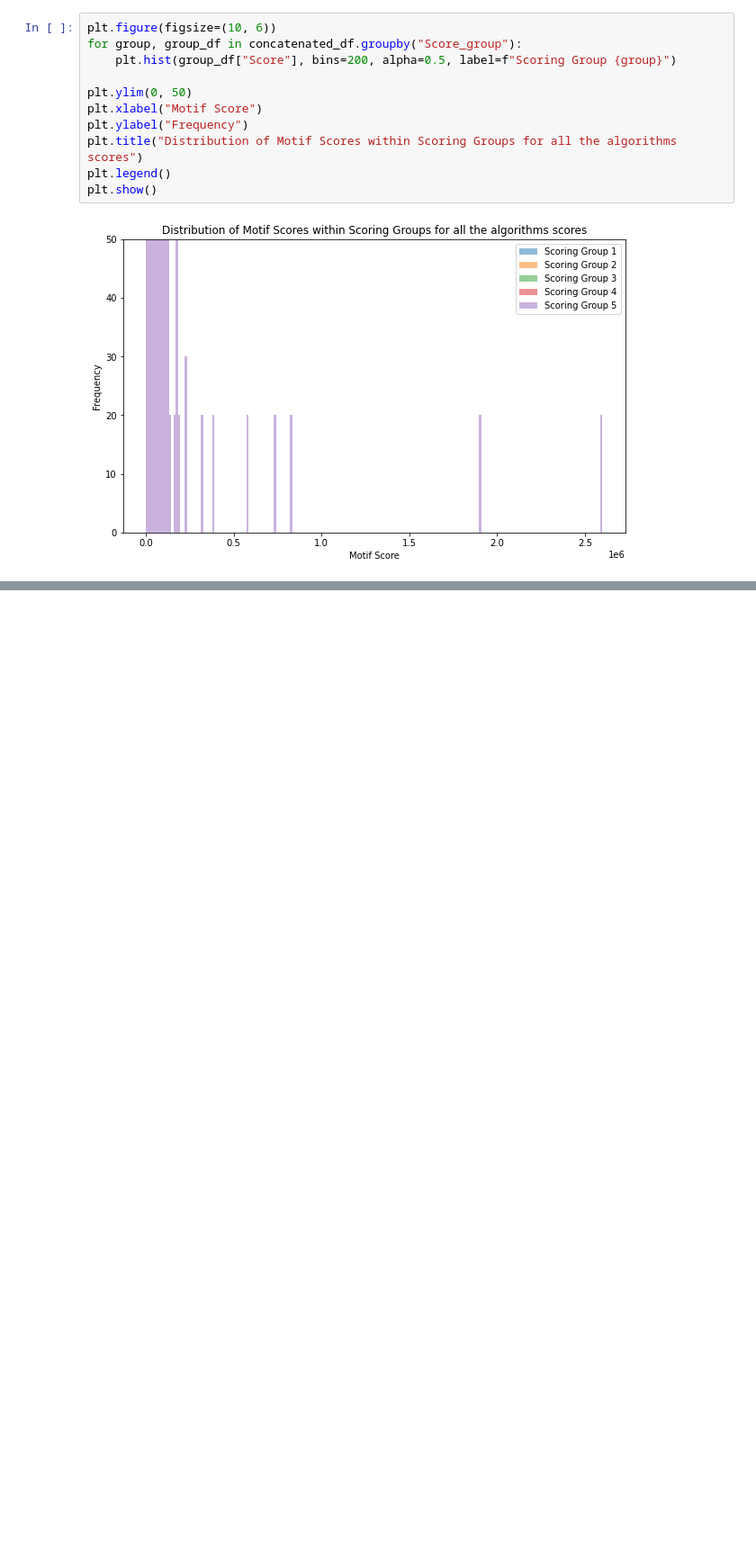
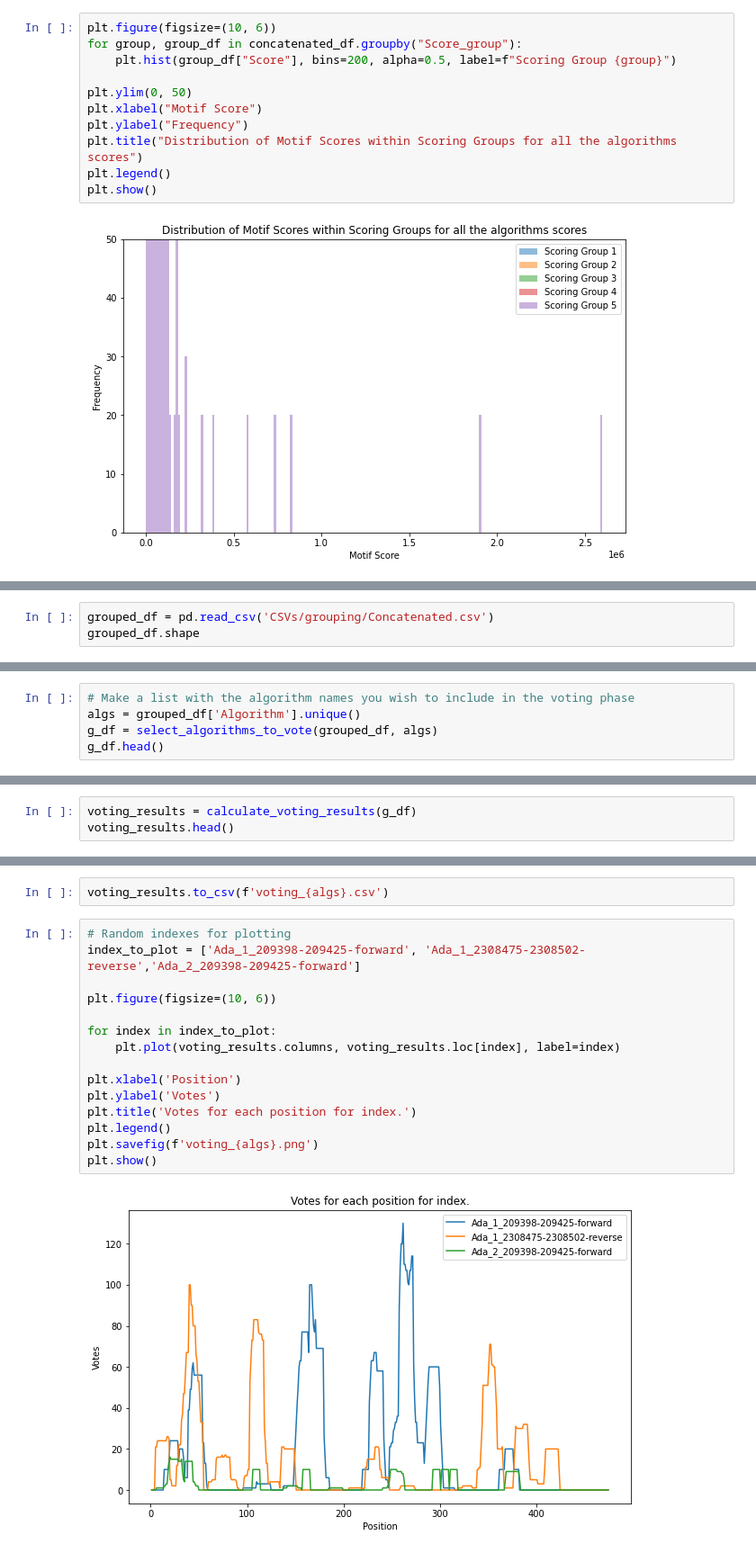
Before and after one commit to SpyrosAlvanakis/Molecular_Algorithms_project, a Jupyter notebook: Run_EMD_Pipeline.ipynb, the cells around one changed output, grey strips where cells are left out. Shown at 90% size. Cells and saved outputs as stored; diff of their text form; blank space fills up the shorter version.

Commit message:
Add voting smoothing and extraction in final pipeline

```diff
--- a/Run_EMD_Pipeline.ipynb
+++ b/Run_EMD_Pipeline.ipynb
@@ -198,0 +203,3 @@ plt.show()
+# %%
+grouped_df = pd.read_csv('CSVs/grouping/Concatenated.csv')
+grouped_df.shape
@@ -198,0 +214,5 @@ plt.show()
+# %%
+# Make a list with the algorithm names you wish to include in the voting phase
+algs = grouped_df['Algorithm'].unique()
+g_df = select_algorithms_to_vote(grouped_df, algs)
+g_df.head()
@@ -198,0 +223,3 @@ plt.show()
+# %%
+voting_results = calculate_voting_results(g_df)
+voting_results.head()
@@ -198,0 +235,19 @@ plt.show()
+# %%
+voting_results.to_csv(f'voting_{algs}.csv')
+# %%
+# Random indexes for plotting
+index_to_plot = ['Ada_1_209398-209425-forward', 'Ada_1_2308475-2308502-reverse','Ada_2_209398-209425-forward']
+
+plt.figure(figsize=(10, 6))
+
+for index in index_to_plot:
+    plt.plot(voting_results.columns, voting_results.loc[index], label=index)
+
+plt.xlabel('Position')
+plt.ylabel('Votes')
+plt.title('Votes for each position for index.')
+plt.legend()
+plt.savefig(f'voting_{algs}.png')
+plt.show()
+# %% [output]
+[figure, added]
```
Also changed, not shown: parts of 14 cells of this notebook, 1 other file.
